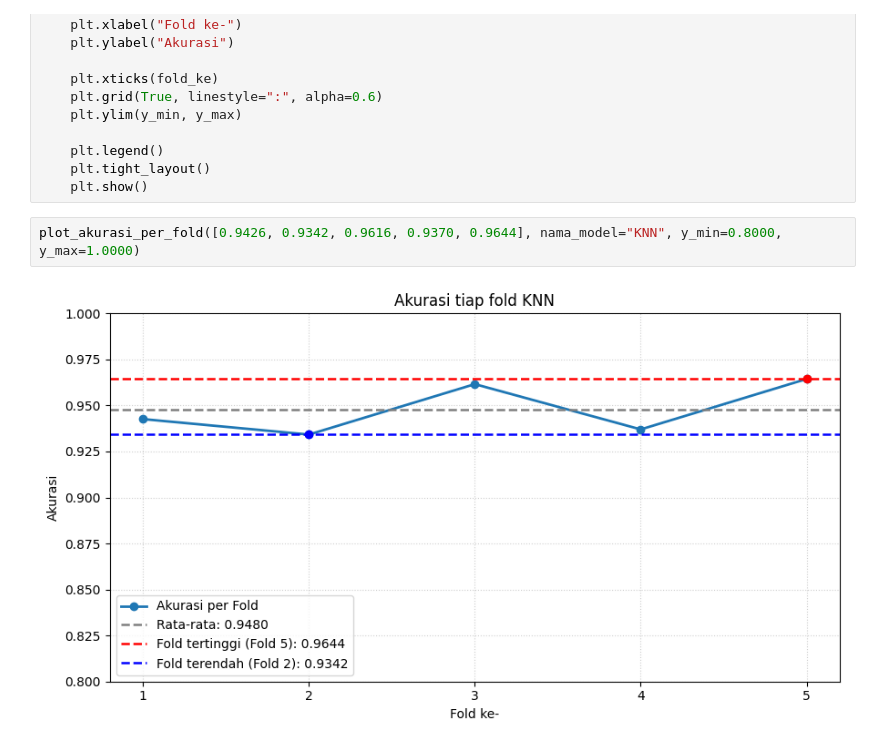
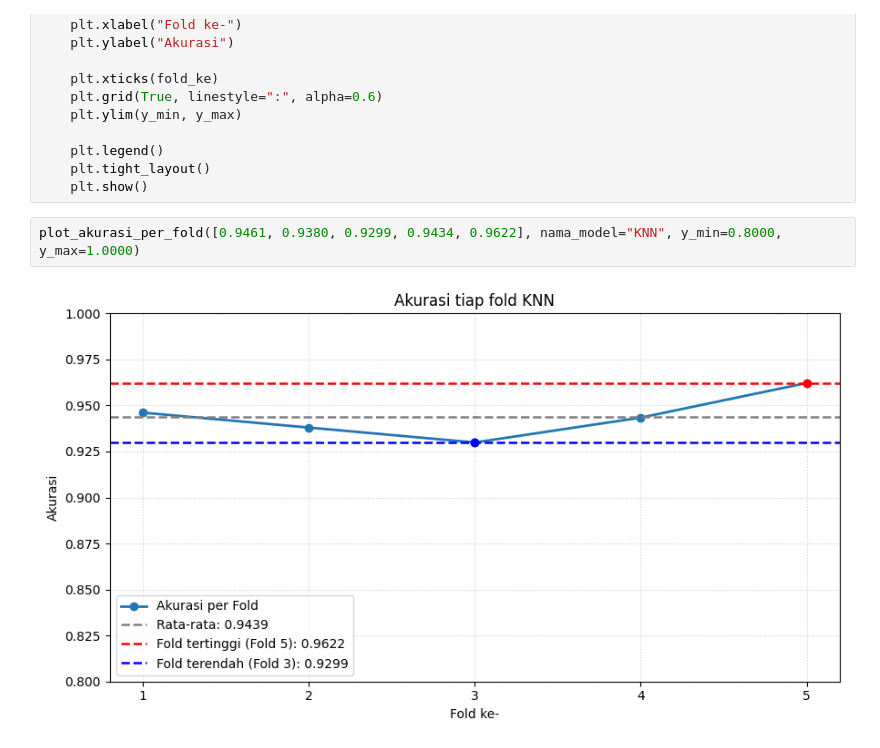
Before and after one commit to abdulrahemfaqih/SIDANG_SKRIPSI, a Jupyter notebook: code_notebooks/Grafik.ipynb, the cells around one changed output. Drawn from its saved outputs; the diff is of its cells as text.

```diff
--- a/code_notebooks/Grafik.ipynb
+++ b/code_notebooks/Grafik.ipynb
@@ -66,7 +66,7 @@ def plot_akurasi_per_fold(
     plt.tight_layout()
     plt.show()
 # %%
-plot_akurasi_per_fold([0.9426, 0.9342, 0.9616, 0.9370, 0.9644], nama_model="KNN", y_min=0.8000, y_max=1.0000)
+plot_akurasi_per_fold([0.9461, 0.9380, 0.9299, 0.9434, 0.9622], nama_model="KNN", y_min=0.8000, y_max=1.0000)
 # %% [output]
-[figure, old version]
+[figure, new version]
 # %%
```
Also changed, not shown: parts of 7 cells of this notebook, 42 other files.
